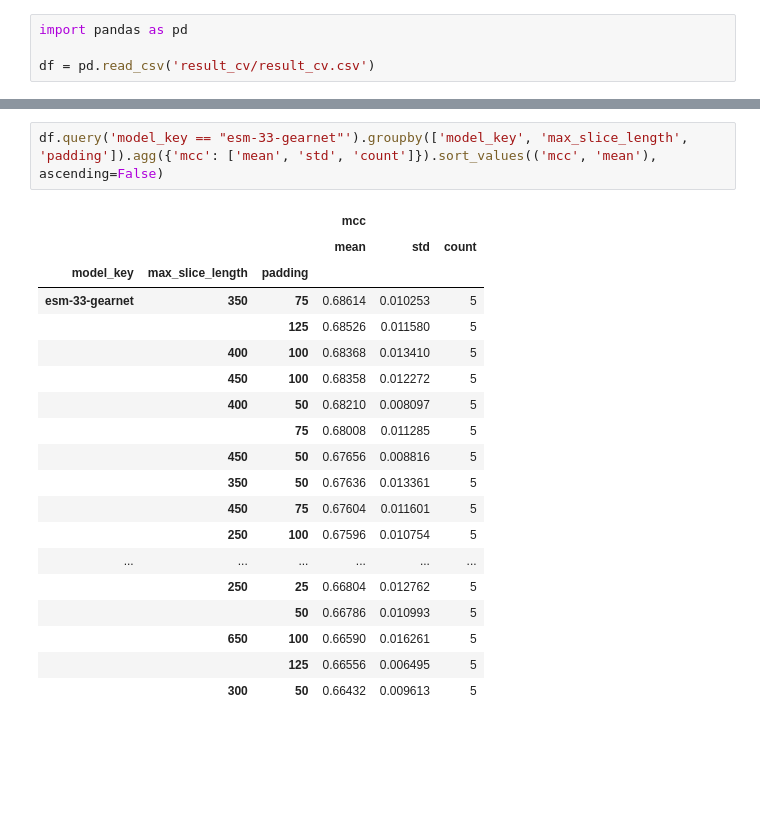
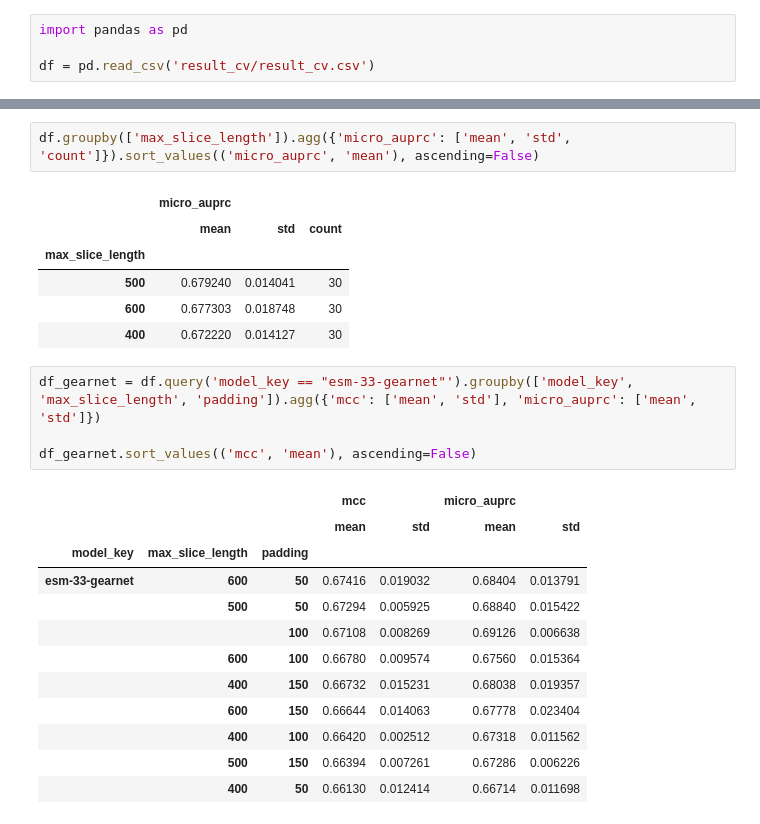
Before and after one commit to dlwocks31/MultiviewATPBind, a Jupyter notebook: test.ipynb, the cells around one changed output, grey strips where cells are left out. Cells and saved outputs as stored; diff of their text form; blank space fills up the shorter version.

```diff
--- a/test.ipynb
+++ b/test.ipynb
@@ -274,22 +335,26 @@ df.groupby(['max_slice_length', 'padding']).agg({'mcc': ['mean', 'std', 'count']
+# %%
+df.groupby(['max_slice_length']).agg({'micro_auprc': ['mean', 'std', 'count']}).sort_values(('micro_auprc', 'mean'), ascending=False)
+# %% [output]
+|  | micro_auprc |  |  |
+|  | mean | std | count |
+| max_slice_length |  |  |  |
+| 500 | 0.679240 | 0.014041 | 30 |
+| 600 | 0.677303 | 0.018748 | 30 |
+| 400 | 0.672220 | 0.014127 | 30 |
 # %%
-df.query('model_key == "esm-33-gearnet"').groupby(['model_key', 'max_slice_length', 'padding']).agg({'mcc': ['mean', 'std', 'count']}).sort_values(('mcc', 'mean'), ascending=False)
+df_gearnet = df.query('model_key == "esm-33-gearnet"').groupby(['model_key', 'max_slice_length', 'padding']).agg({'mcc': ['mean', 'std'], 'micro_auprc': ['mean', 'std']})
+
+df_gearnet.sort_values(('mcc', 'mean'), ascending=False)
 # %% [output]
-|  |  |  | mcc |  |  |
-|  |  |  | mean | std | count |
-| model_key | max_slice_length | padding |  |  |  |
-| esm-33-gearnet | 350 | 75 | 0.68614 | 0.010253 | 5 |
-|  |  | 125 | 0.68526 | 0.011580 | 5 |
-|  | 400 | 100 | 0.68368 | 0.013410 | 5 |
-|  | 450 | 100 | 0.68358 | 0.012272 | 5 |
-|  | 400 | 50 | 0.68210 | 0.008097 | 5 |
-|  |  | 75 | 0.68008 | 0.011285 | 5 |
-|  | 450 | 50 | 0.67656 | 0.008816 | 5 |
-|  | 350 | 50 | 0.67636 | 0.013361 | 5 |
-|  | 450 | 75 | 0.67604 | 0.011601 | 5 |
-|  | 250 | 100 | 0.67596 | 0.010754 | 5 |
-| ... | ... | ... | ... | ... | ... |
-|  | 250 | 25 | 0.66804 | 0.012762 | 5 |
-|  |  | 50 | 0.66786 | 0.010993 | 5 |
-|  | 650 | 100 | 0.66590 | 0.016261 | 5 |
-|  |  | 125 | 0.66556 | 0.006495 | 5 |
-|  | 300 | 50 | 0.66432 | 0.009613 | 5 |
+|  |  |  | mcc |  | micro_auprc |  |
+|  |  |  | mean | std | mean | std |
+| model_key | max_slice_length | padding |  |  |  |  |
+| esm-33-gearnet | 600 | 50 | 0.67416 | 0.019032 | 0.68404 | 0.013791 |
+|  | 500 | 50 | 0.67294 | 0.005925 | 0.68840 | 0.015422 |
+|  |  | 100 | 0.67108 | 0.008269 | 0.69126 | 0.006638 |
+|  | 600 | 100 | 0.66780 | 0.009574 | 0.67560 | 0.015364 |
+|  | 400 | 150 | 0.66732 | 0.015231 | 0.68038 | 0.019357 |
+|  | 600 | 150 | 0.66644 | 0.014063 | 0.67778 | 0.023404 |
+|  | 400 | 100 | 0.66420 | 0.002512 | 0.67318 | 0.011562 |
+|  | 500 | 150 | 0.66394 | 0.007261 | 0.67286 | 0.006226 |
+|  | 400 | 50 | 0.66130 | 0.012414 | 0.66714 | 0.011698 |
```
Also changed, not shown: parts of 14 cells of this notebook, 3 other files.
